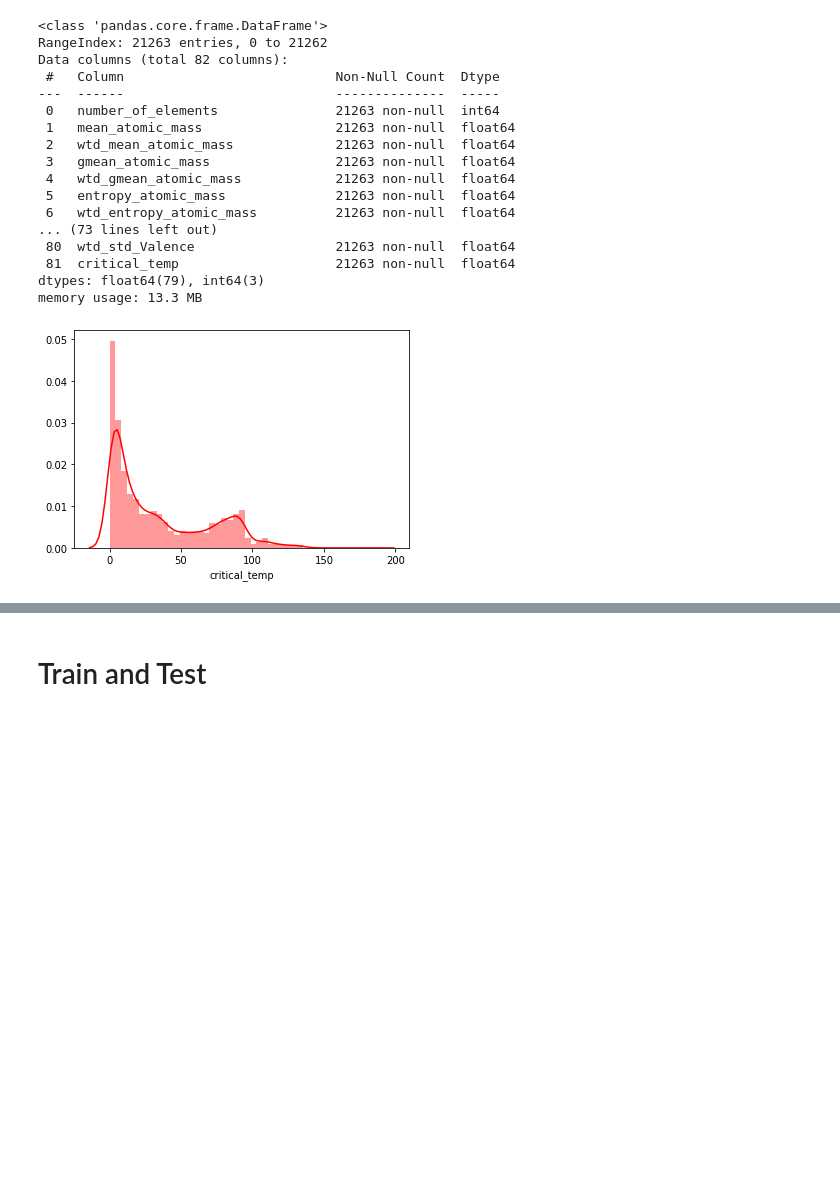
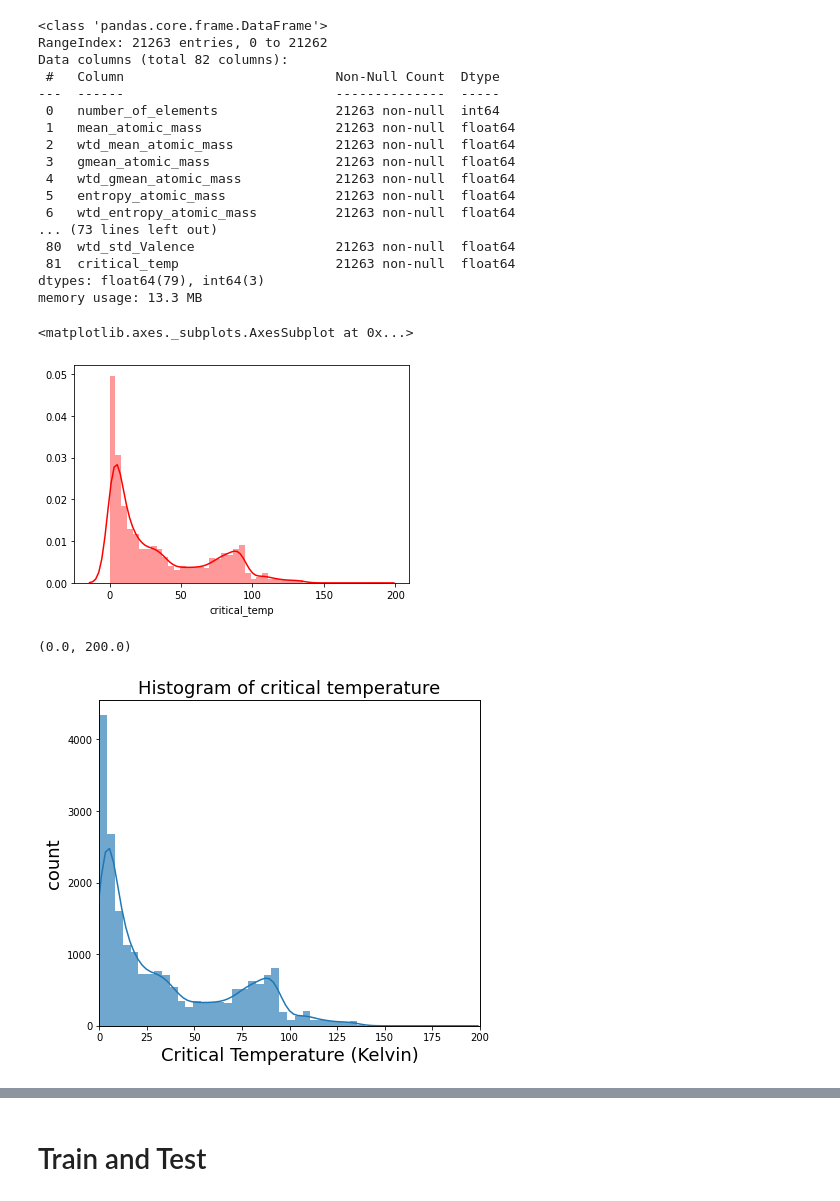
Before and after one commit to hitimr/ML_2020, a Jupyter notebook: Ex2/Superconductivty/supercon_exploration.ipynb, the cells around one changed output, grey strips where cells are left out. Cells and saved outputs as stored; diff of their text form; code cells hidden in the pictures; blank space fills up the shorter version.

```diff
--- a/Ex2/Superconductivty/supercon_exploration.ipynb
+++ b/Ex2/Superconductivty/supercon_exploration.ipynb
@@ -100,6 +108,27 @@ dtypes: float64(79), int64(3)
 memory usage: 13.3 MB
 # %%
 np.mean(df_raw["critical_temp"])
-plot = sns.distplot(df_raw["critical_temp"], color="red")
+sns.distplot(df_raw["critical_temp"], color="red")
 # %% [output]
+<matplotlib.axes._subplots.AxesSubplot at 0x...>
 [figure]
+# %%
+y = df_raw['critical_temp']
+e=0.1515151515151516
+y_mean = y.apply(lambda x: (x**e)).mean()
+plt.figure(figsize=(15,6))
+plt.subplot(1,2,1)
+plt.title('Histogram of critical temperature',fontsize=18)
+ax1 = sns.distplot(y, kde=False)
+# Creating another Y axis
+second_ax1 = ax1.twinx()
+#Plotting kde without hist on the second Y axis
+sns.distplot(y, ax=second_ax1, kde=True, hist=True)
+#Removing Y ticks from the second axis
+second_ax1.set_yticks([])
+ax1.set_ylabel('count',fontsize=18)
+ax1.set_xlabel('Critical Temperature (Kelvin)',fontsize=18)
+plt.xlim(0,200)
+# %% [output]
+(0.0, 200.0)
+[figure, added]
```
Also changed, not shown: parts of 15 cells of this notebook, 6 other files.
